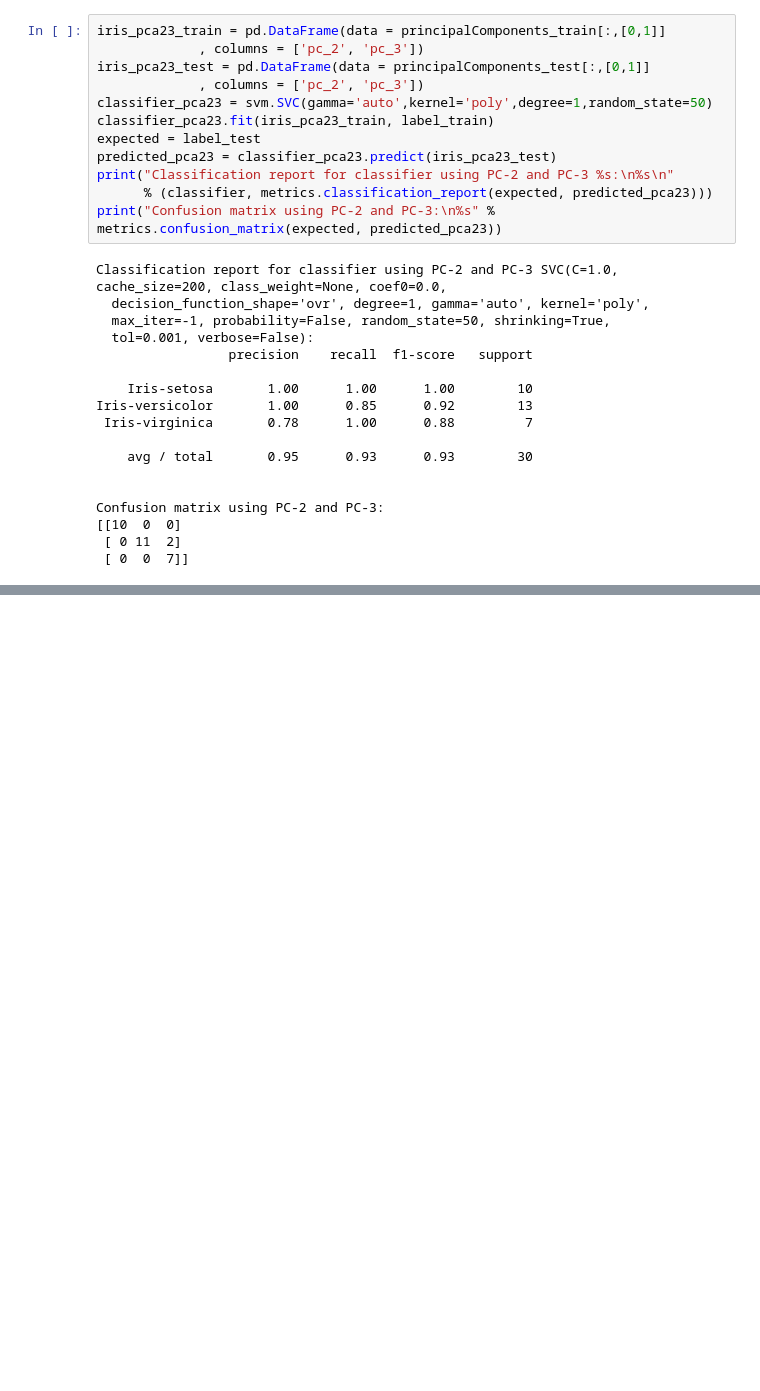
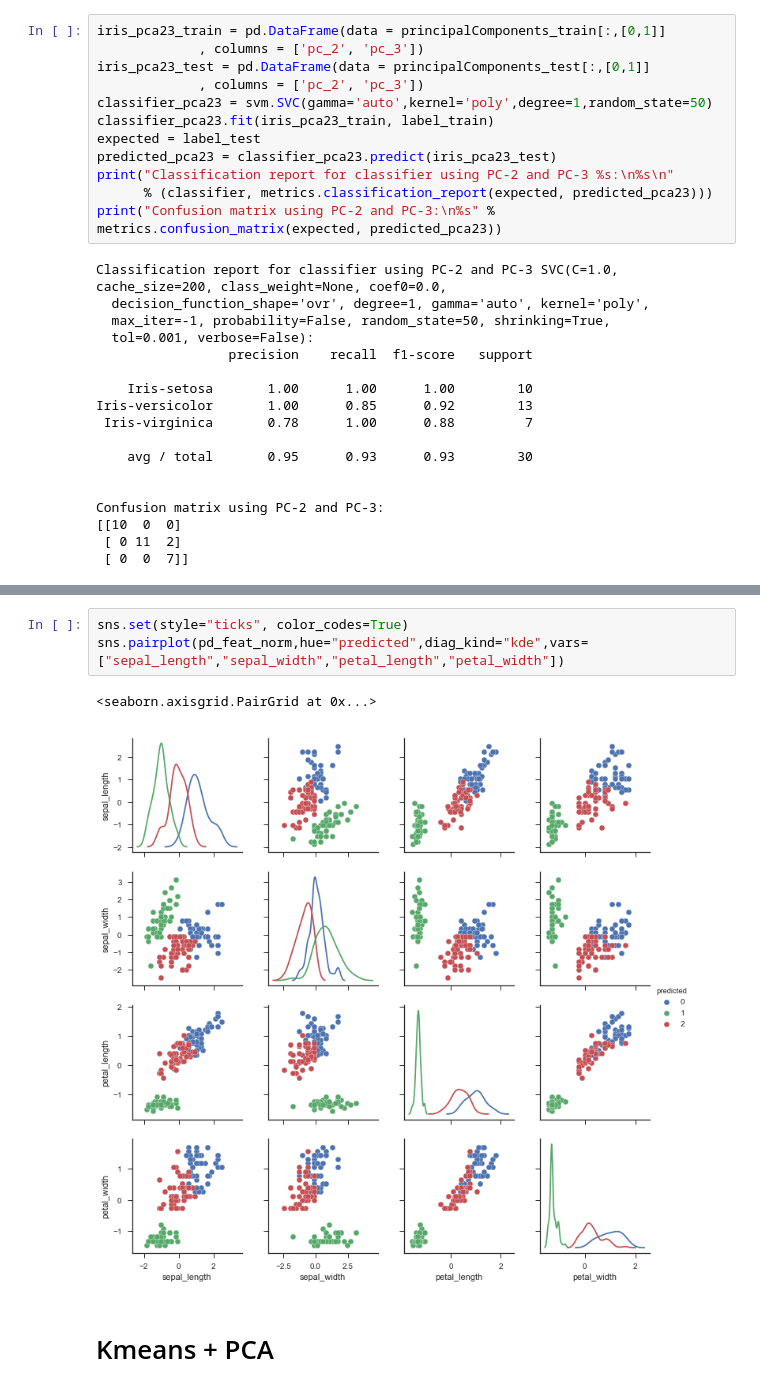
Before and after one commit to internetoftim/Data_Science_Samples, a Jupyter notebook: Iris Classification.ipynb, the cells around one changed output, grey strips where cells are left out. Cells and saved outputs as stored; diff of their text form; blank space fills up the shorter version.

```diff
--- a/Iris Classification.ipynb
+++ b/Iris Classification.ipynb
@@ -367,0 +446,8 @@ Confusion matrix using PC-2 and PC-3:
+# %%
+sns.set(style="ticks", color_codes=True)
+sns.pairplot(pd_feat_norm,hue="predicted",diag_kind="kde",vars=["sepal_length","sepal_width","petal_length","petal_width"])
+# %% [output]
+<seaborn.axisgrid.PairGrid at 0x...>
+[figure, added]
+# %% [markdown]
+# Kmeans + PCA
```
Also changed, not shown: parts of 21 cells of this notebook.
